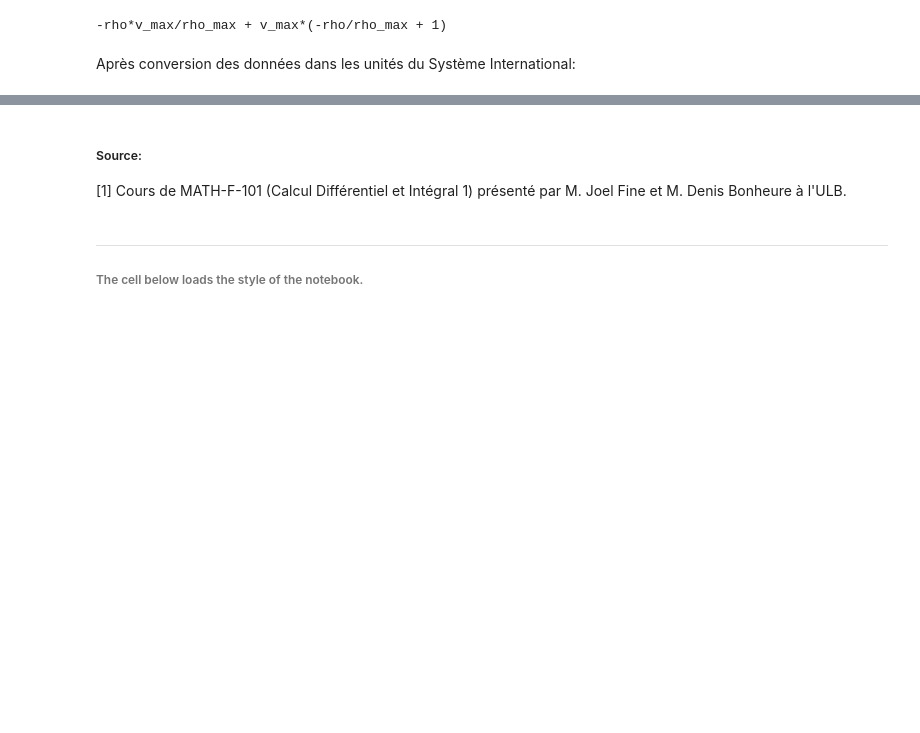
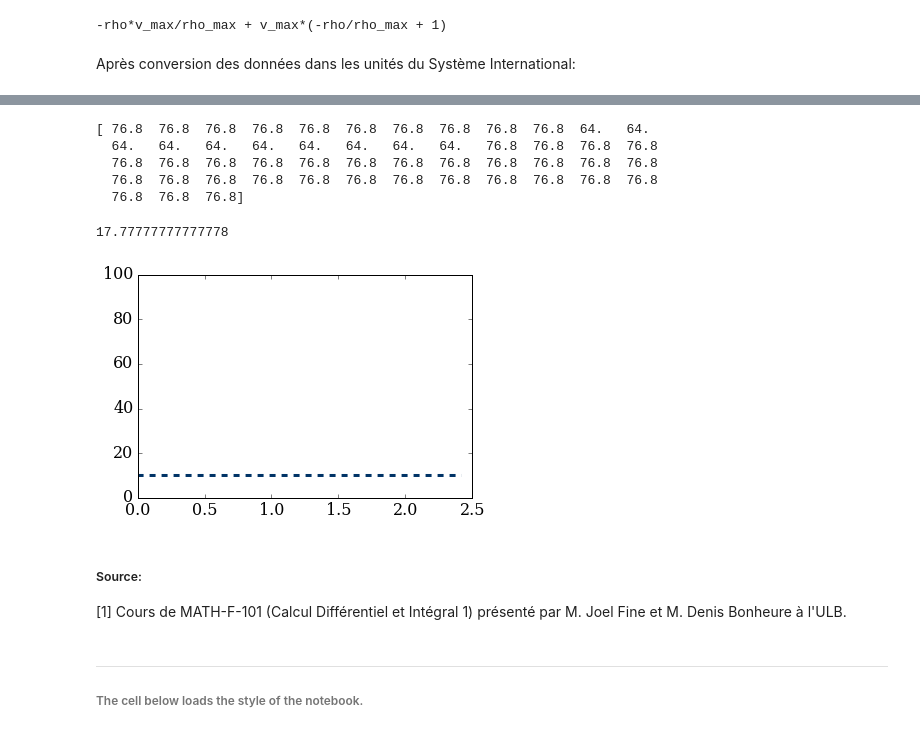
Before and after one commit to ServranckxChristophe/numerical-mooc, a Jupyter notebook: working/Traffic_Flow.ipynb, the cells around one changed output, grey strips where cells are left out. Cells and saved outputs as stored; diff of their text form; code cells hidden in the pictures; blank space fills up the shorter version.

```diff
--- a/working/Traffic_Flow.ipynb
+++ b/working/Traffic_Flow.ipynb
@@ -182,0 +220,13 @@ rho_0[10:20] = 50
+# %%
+print (v(rho0))
+# %% [output]
+[ 76.8  76.8  76.8  76.8  76.8  76.8  76.8  76.8  76.8  76.8  64.   64.
+  64.   64.   64.   64.   64.   64.   64.   64.   76.8  76.8  76.8  76.8
+  76.8  76.8  76.8  76.8  76.8  76.8  76.8  76.8  76.8  76.8  76.8  76.8
+  76.8  76.8  76.8  76.8  76.8  76.8  76.8  76.8  76.8  76.8  76.8  76.8
+  76.8  76.8  76.8]
+# %%
+s= 64*10/36
+print(s)
+# %% [output]
+17.77777777777778
@@ -183,3 +239,13 @@ rho_0[10:20] = 50
+# %%
+for n in range(1, nt):
+    rhon = rho0.copy()
+    rho0[1:] = rhon[1:]-((dt/dx)*v_max*(1-((2/rho_max)*rhon[1:]))*(rhon[1:]-rhon[0:-1]))
+    rho0[0]=10    # Notre condition au bord
+# %%
+pyplot.plot(x, rho0, color='#003366', ls='--', lw=3)
+pyplot.ylim(0,100);
+# %% [output]
+[figure, added]
 # %% [markdown]
 ##### Source:
 
```
Also changed, not shown: parts of 16 cells of this notebook.
